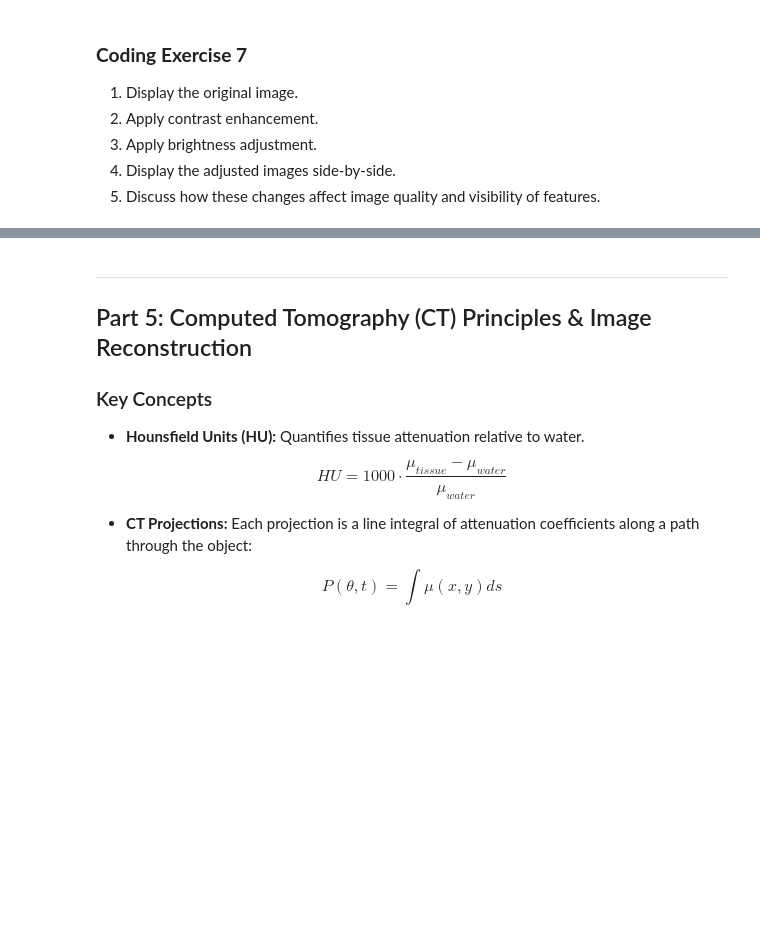
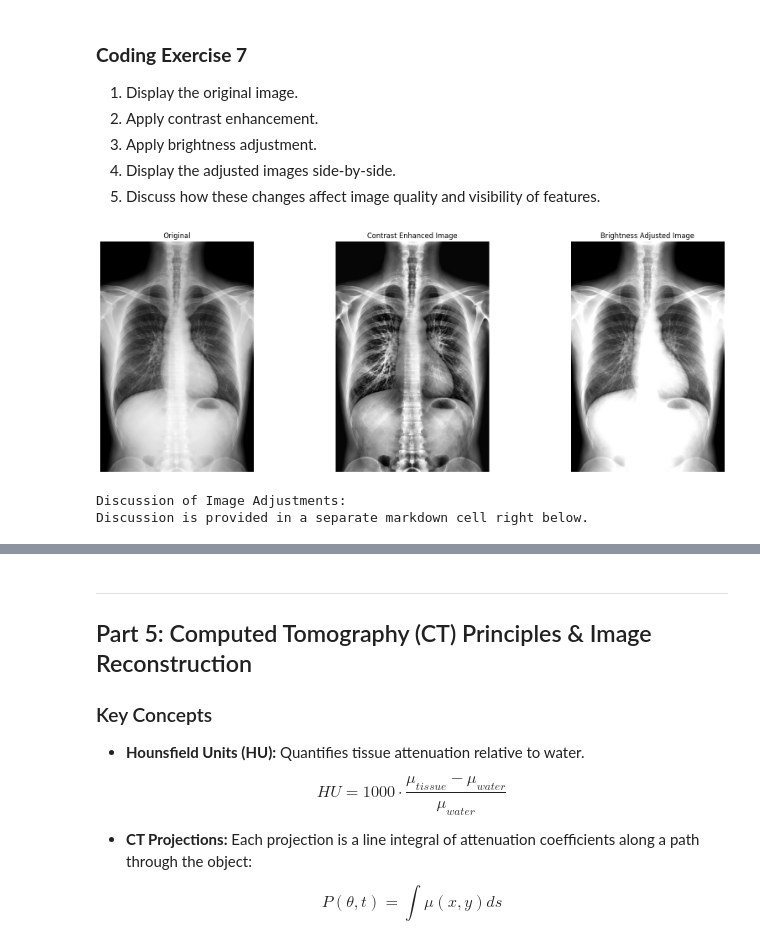
Before and after one commit to Gabi-Givelichian/BMEN509-623_Deliverable_2, a Jupyter notebook: deliverable-02-starter.ipynb, the cells around one changed output, grey strips where cells are left out. Cells and saved outputs as stored; diff of their text form; code cells hidden in the pictures; blank space fills up the shorter version.

```diff
--- a/deliverable-02-starter.ipynb
+++ b/deliverable-02-starter.ipynb
@@ -463,15 +583,45 @@ plt.show()
 4. Display the adjusted images side-by-side.
 5. Discuss how these changes affect image quality and visibility of features.
 # %%
-#USE IMAGE 'Xray_Chest.png'
+import matplotlib.pyplot as plt
+import numpy as np
+from skimage import exposure, io
 
-# TODO: Apply contrast enhancement
-# ...
+# IMAGE: 'Xray_Chest.png'
+img = io.imread('Xray_Chest.png', as_gray=True)
 
-# TODO: Apply brightness adjustment
-# ...
+# Normalize to 0–1 range
+img = img.astype(float)
+img = img / np.max(img)
 
-# TODO: Display the original and adjusted images
-# ...
+# Apply contrast enhancement (CLAHE)
+contrast_enhanced_img = exposure.equalize_adapthist(img, clip_limit=0.03)
 
-# TODO: Discuss the effects below
+# Apply brightness adjustment
+brightness_adjusted_img = np.clip(img + 0.2, 0, 1)
+
+# Display the images
+fig, axes = plt.subplots(1, 3, figsize=(18, 6))
+ax = axes.ravel()
+
+ax[0].imshow(img, cmap='gray')
+ax[0].set_title('Original')
+ax[0].axis('off')
+
+ax[1].imshow(contrast_enhanced_img, cmap='gray')
+ax[1].set_title('Contrast Enhanced Image')
+ax[1].axis('off')
+
+ax[2].imshow(brightness_adjusted_img, cmap='gray')
+ax[2].set_title('Brightness Adjusted Image')
+ax[2].axis('off')
+
+plt.tight_layout()
+plt.show()
+
+print("\nDiscussion of Image Adjustments:")
+print("Discussion is provided in a separate markdown cell right below.")
+# %% [output]
+[figure, added]
+Discussion of Image Adjustments:
+Discussion is provided in a separate markdown cell right below.
```
Also changed, not shown: parts of 14 cells of this notebook.
